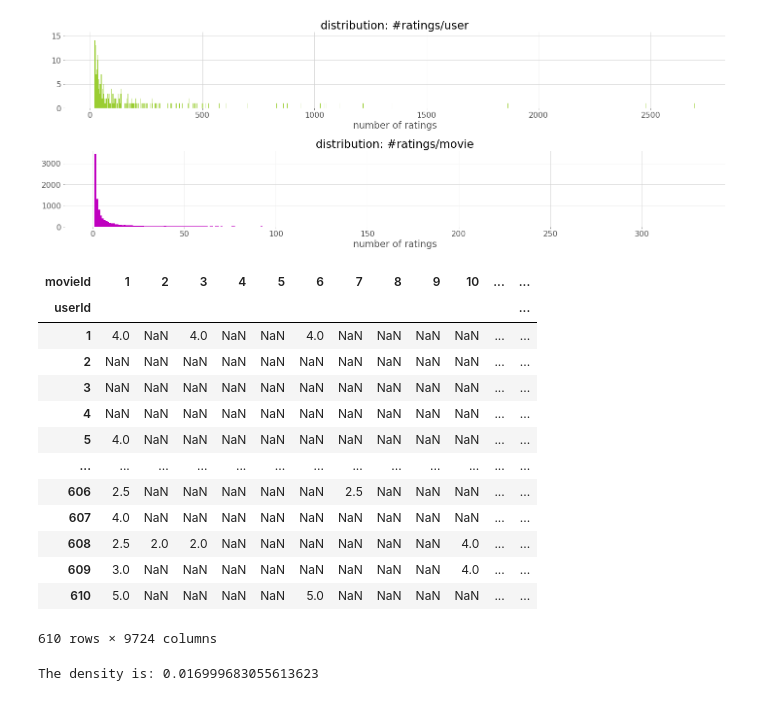
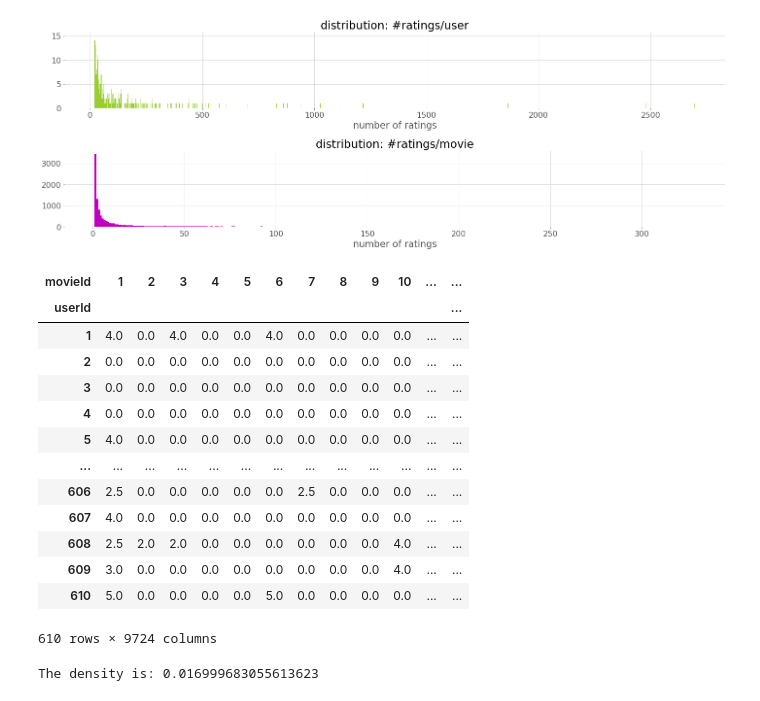
Before and after one commit to gverploeg/Recommender-Case-Study, a Jupyter notebook: utility_matrix.ipynb, the cells around one changed output. Drawn from its saved outputs; the diff is of its cells as text; code cells hidden in the pictures.

```diff
--- a/utility_matrix.ipynb
+++ b/utility_matrix.ipynb
@@ -67,22 +72,22 @@ fig.savefig('ratings distribution.png')
 # %%
 utility_matrix = ratings_content.pivot_table(values='rating', index = 'userId', columns = 'movieId')
 utility_matrix.shape
 utility_matrix.head()
 utility_matrix_zeros = utility_matrix.fillna(0)
-utility_matrix
+utility_matrix_zeros
 # %% [output]
 | movieId | 1 | 2 | 3 | 4 | 5 | 6 | 7 | 8 | 9 | 10 | ... | ... |
 | userId |  |  |  |  |  |  |  |  |  |  |  | ... |
-| 1 | 4.0 | NaN | 4.0 | NaN | NaN | 4.0 | NaN | NaN | NaN | NaN | ... | ... |
-| 2 | NaN | NaN | NaN | NaN | NaN | NaN | NaN | NaN | NaN | NaN | ... | ... |
-| 3 | NaN | NaN | NaN | NaN | NaN | NaN | NaN | NaN | NaN | NaN | ... | ... |
-| 4 | NaN | NaN | NaN | NaN | NaN | NaN | NaN | NaN | NaN | NaN | ... | ... |
-| 5 | 4.0 | NaN | NaN | NaN | NaN | NaN | NaN | NaN | NaN | NaN | ... | ... |
+| 1 | 4.0 | 0.0 | 4.0 | 0.0 | 0.0 | 4.0 | 0.0 | 0.0 | 0.0 | 0.0 | ... | ... |
+| 2 | 0.0 | 0.0 | 0.0 | 0.0 | 0.0 | 0.0 | 0.0 | 0.0 | 0.0 | 0.0 | ... | ... |
+| 3 | 0.0 | 0.0 | 0.0 | 0.0 | 0.0 | 0.0 | 0.0 | 0.0 | 0.0 | 0.0 | ... | ... |
+| 4 | 0.0 | 0.0 | 0.0 | 0.0 | 0.0 | 0.0 | 0.0 | 0.0 | 0.0 | 0.0 | ... | ... |
+| 5 | 4.0 | 0.0 | 0.0 | 0.0 | 0.0 | 0.0 | 0.0 | 0.0 | 0.0 | 0.0 | ... | ... |
 | ... | ... | ... | ... | ... | ... | ... | ... | ... | ... | ... | ... | ... |
-| 606 | 2.5 | NaN | NaN | NaN | NaN | NaN | 2.5 | NaN | NaN | NaN | ... | ... |
-| 607 | 4.0 | NaN | NaN | NaN | NaN | NaN | NaN | NaN | NaN | NaN | ... | ... |
-| 608 | 2.5 | 2.0 | 2.0 | NaN | NaN | NaN | NaN | NaN | NaN | 4.0 | ... | ... |
-| 609 | 3.0 | NaN | NaN | NaN | NaN | NaN | NaN | NaN | NaN | 4.0 | ... | ... |
-| 610 | 5.0 | NaN | NaN | NaN | NaN | 5.0 | NaN | NaN | NaN | NaN | ... | ... |
+| 606 | 2.5 | 0.0 | 0.0 | 0.0 | 0.0 | 0.0 | 2.5 | 0.0 | 0.0 | 0.0 | ... | ... |
+| 607 | 4.0 | 0.0 | 0.0 | 0.0 | 0.0 | 0.0 | 0.0 | 0.0 | 0.0 | 0.0 | ... | ... |
+| 608 | 2.5 | 2.0 | 2.0 | 0.0 | 0.0 | 0.0 | 0.0 | 0.0 | 0.0 | 4.0 | ... | ... |
+| 609 | 3.0 | 0.0 | 0.0 | 0.0 | 0.0 | 0.0 | 0.0 | 0.0 | 0.0 | 4.0 | ... | ... |
+| 610 | 5.0 | 0.0 | 0.0 | 0.0 | 0.0 | 5.0 | 0.0 | 0.0 | 0.0 | 0.0 | ... | ... |
 610 rows × 9724 columns
 # %%
```
Also changed, not shown: parts of 9 cells of this notebook, 2 other files.
